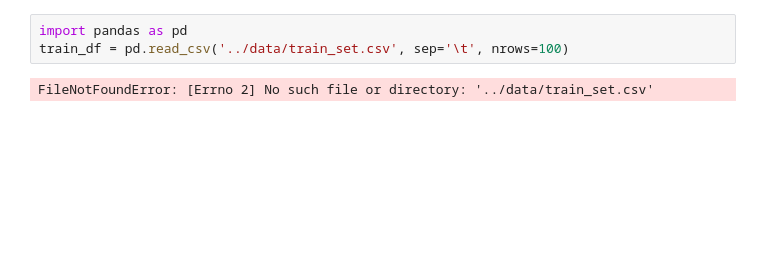
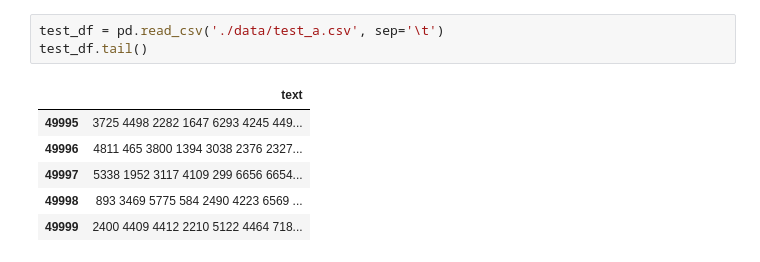
Before and after one commit to chiakicage/NLP-tianchi, a Jupyter notebook: cage/nlp.ipynb, the cells around one changed output. Saved outputs shown, nothing was run; the diff lists cells and outputs as text; blank space fills up the shorter version.

```diff
--- a/cage/nlp.ipynb
+++ b/cage/nlp.ipynb
@@ -1,5 +16,10 @@
 # %%
-import pandas as pd
-train_df = pd.read_csv('../data/train_set.csv', sep='\t', nrows=100)
+test_df = pd.read_csv('./data/test_a.csv', sep='\t')
+test_df.tail()
 # %% [output]
-FileNotFoundError: [Errno 2] No such file or directory: '../data/train_set.csv'
+|  | text |
+| 49995 | 3725 4498 2282 1647 6293 4245 449... |
+| 49996 | 4811 465 3800 1394 3038 2376 2327... |
+| 49997 | 5338 1952 3117 4109 299 6656 6654... |
+| 49998 | 893 3469 5775 584 2490 4223 6569 ... |
+| 49999 | 2400 4409 4412 2210 5122 4464 718... |
```
Also changed, not shown: parts of 10 cells of this notebook.
